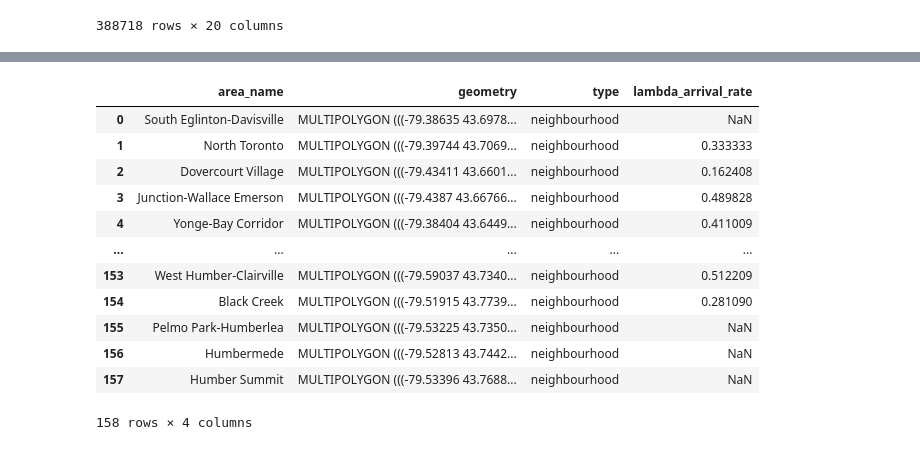
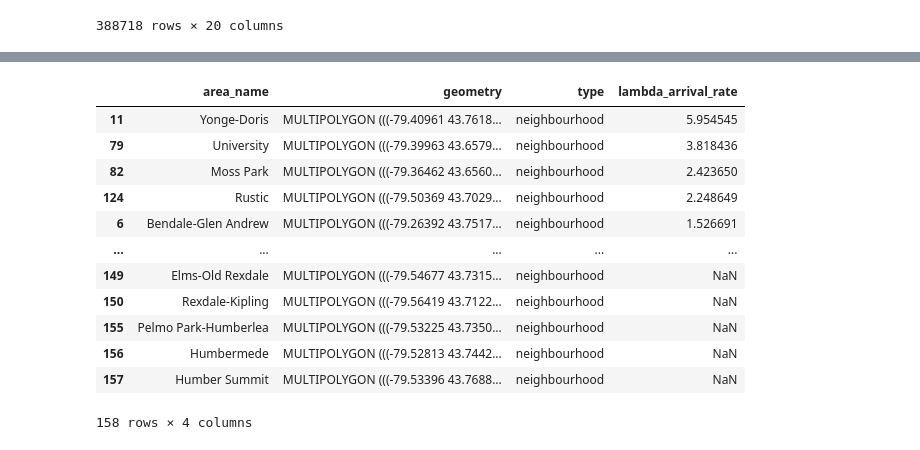
Before and after one commit to zaherarman/toronto-shelter-optimization-framework, a Jupyter notebook: notebooks/2.0-deep-exploratory-data-analysis.ipynb, the cells around one changed output, grey strips where cells are left out. Saved outputs shown, nothing was run; the diff lists cells and outputs as text; code cells hidden in the pictures.

```diff
--- a/EDA.ipynb
+++ b/notebooks/2.0-deep-exploratory-data-analysis.ipynb
@@ -211,6 +211,15 @@ def update_with_unique_coordinates(df: pd.DataFrame, address_col: str, api_key:
 def transform_shelter_data(google_api_key, pre_2021_shelters_rename, post_2021_shelters_rename, base_columns, geocode_cache_df, raw):
     frames = [rename_and_standardize(pre_2021_shelters_rename, post_2021_shelters_rename, base_columns, df, year=yr) for yr, df in raw.items()]
     df = pd.concat(frames, ignore_index=True)
+    print(f'Number of rows and cols before cleaning: {df.shape}')
+    pre_2021 = [df for yr, df in raw.items() if 2017 <= yr <= 2020]
+    post_2021 = [df for yr, df in raw.items() if 2021 <= yr <= 2025]
+
+    pre_2021_rows = sum(len(df) for df in pre_2021)
+    post_2021_rows = sum(len(df) for df in post_2021)
+
+    print(f'2017–2020 rows: {pre_2021_rows:,}')
+    print(f'2021–2025 rows: {post_2021_rows:,}')
     df = engineer_occupancy(df)
     df = parse_dates(df)
     df = add_calendar_columns(df)
@@ -220,6 +229,7 @@ def transform_shelter_data(google_api_key, pre_2021_shelters_rename, post_2021_s
     df = filter_critical(df)
     df = update_with_unique_coordinates(df, address_col='shelter_address', api_key=google_api_key)
     df = df.drop(columns = ['occupancy_beds','occupancy_rooms','capacity_beds','capacity_rooms','occupancy_rate_beds','occupancy_rate_rooms'])
+    print(f'Number of rows and cols after cleaning: {df.shape}')
     return df
 # %%
 base_url  = "https://ckan0.cf.opendata.inter.prod-toronto.ca"
@@ -812,24 +807,24 @@ gdf = gpd.sjoin(gdf, neighbourhoods[['area_name', 'geometry']], how='left', pred
 # %%
 gdf['date'] = pd.to_datetime(gdf['date_time']).dt.date
 
 daily = gdf.groupby(['area_name', 'date'], as_index=False).agg({'occupancy_combined': 'sum'})
 daily['arrival'] = daily.groupby('area_name')['occupancy_combined'].diff().clip(lower=0)
 
 arrival_rate = daily.groupby('area_name', as_index=False)['arrival'].mean()
 arrival_rate.rename(columns={'arrival': 'lambda_arrival_rate'}, inplace=True)
 
 neighbourhoods_rate = neighbourhoods.merge(arrival_rate, on='area_name', how='left')
-neighbourhoods_rate
+neighbourhoods_rate.sort_values(by='lambda_arrival_rate', ascending=False)
 # %% [output]
 |  | area_name | geometry | type | lambda_arrival_rate |
-| 0 | South Eglinton-Davisville | MULTIPOLYGON (((-79.38635 43.6978... | neighbourhood | NaN |
-| 1 | North Toronto | MULTIPOLYGON (((-79.39744 43.7069... | neighbourhood | 0.333333 |
-| 2 | Dovercourt Village | MULTIPOLYGON (((-79.43411 43.6601... | neighbourhood | 0.162408 |
-| 3 | Junction-Wallace Emerson | MULTIPOLYGON (((-79.4387 43.66766... | neighbourhood | 0.489828 |
-| 4 | Yonge-Bay Corridor | MULTIPOLYGON (((-79.38404 43.6449... | neighbourhood | 0.411009 |
+| 11 | Yonge-Doris | MULTIPOLYGON (((-79.40961 43.7618... | neighbourhood | 5.954545 |
+| 79 | University | MULTIPOLYGON (((-79.39963 43.6579... | neighbourhood | 3.818436 |
+| 82 | Moss Park | MULTIPOLYGON (((-79.36462 43.6560... | neighbourhood | 2.423650 |
+| 124 | Rustic | MULTIPOLYGON (((-79.50369 43.7029... | neighbourhood | 2.248649 |
+| 6 | Bendale-Glen Andrew | MULTIPOLYGON (((-79.26392 43.7517... | neighbourhood | 1.526691 |
 | ... | ... | ... | ... | ... |
-| 153 | West Humber-Clairville | MULTIPOLYGON (((-79.59037 43.7340... | neighbourhood | 0.512209 |
-| 154 | Black Creek | MULTIPOLYGON (((-79.51915 43.7739... | neighbourhood | 0.281090 |
+| 149 | Elms-Old Rexdale | MULTIPOLYGON (((-79.54677 43.7315... | neighbourhood | NaN |
+| 150 | Rexdale-Kipling | MULTIPOLYGON (((-79.56419 43.7122... | neighbourhood | NaN |
 | 155 | Pelmo Park-Humberlea | MULTIPOLYGON (((-79.53225 43.7350... | neighbourhood | NaN |
 | 156 | Humbermede | MULTIPOLYGON (((-79.52813 43.7442... | neighbourhood | NaN |
 | 157 | Humber Summit | MULTIPOLYGON (((-79.53396 43.7688... | neighbourhood | NaN |
```
Also changed, not shown: parts of 3 cells of this notebook, 3 other files.
